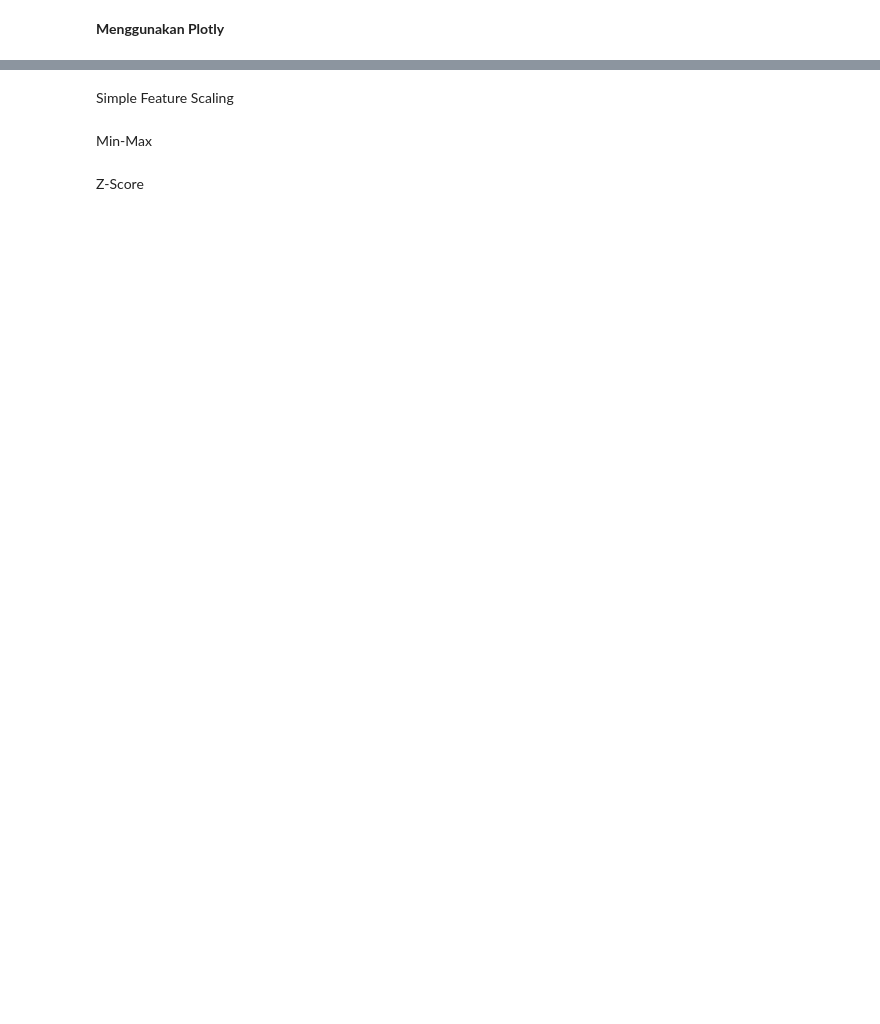
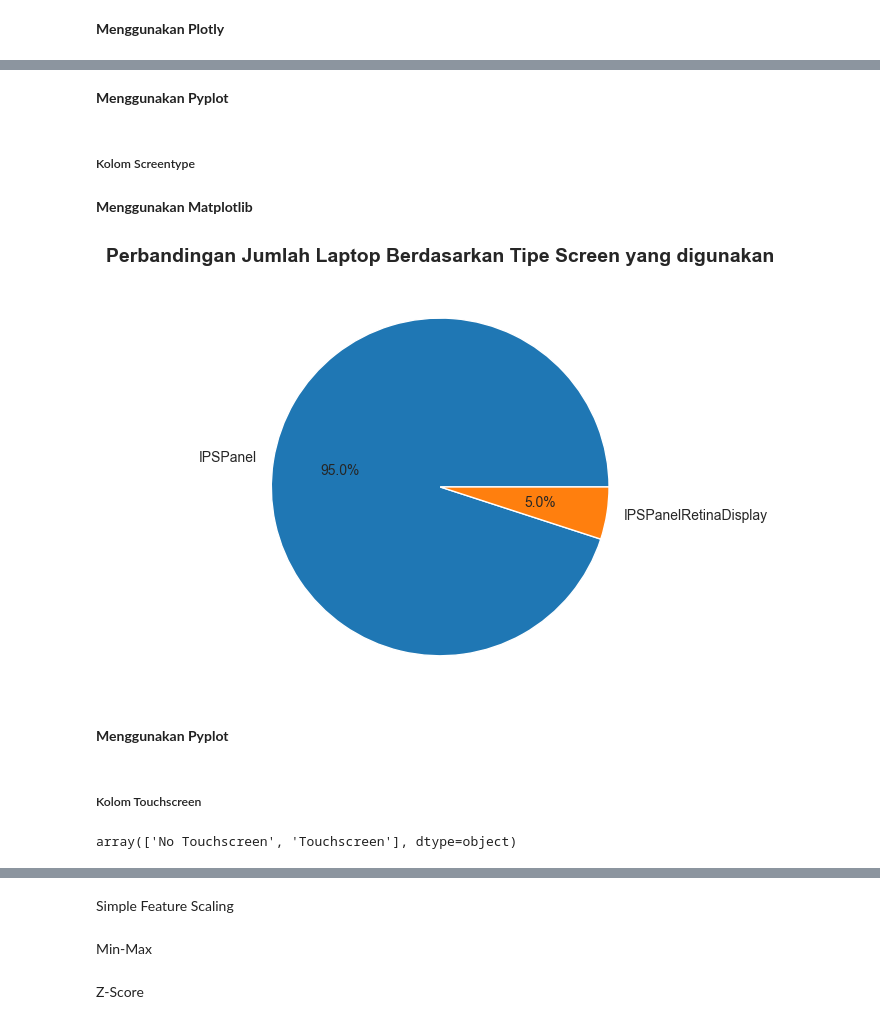
Before and after one commit to indraJuliansyahPutra/Laptop-Price, a Jupyter notebook: visualisasi.ipynb, the cells around one changed output, grey strips where cells are left out. Saved outputs shown, nothing was run; the diff lists cells and outputs as text; code cells hidden in the pictures; blank space fills up the shorter version.

Commit message:
Visualisasi Data Tahap Kedua

```diff
--- a/visualisasi.ipynb
+++ b/visualisasi.ipynb
@@ -356,0 +394,2 @@ fig.show()
+# %% [markdown]
+**Menggunakan Pyplot**
@@ -356,0 +405,14 @@ fig.show()
+# %% [markdown]
+##### Kolom Screentype
+# %% [markdown]
+**Menggunakan Matplotlib**
+# %%
+grouped_screentype = laptop.groupby('screentype').size().reset_index(name = 'counts')
+
+plt.pie(grouped_screentype['counts'], labels=grouped_screentype['screentype'], autopct='%1.1f%%')
+plt.title('Perbandingan Jumlah Laptop Berdasarkan Tipe Screen yang digunakan')
+plt.show()
+# %% [output]
+[figure, added]
+# %% [markdown]
+**Menggunakan Pyplot**
@@ -356,0 +423,11 @@ fig.show()
+# %% [markdown]
+##### Kolom Touchscreen
+# %%
+laptop['touchscreen'] = laptop['touchscreen'].astype(str)
+
+laptop['touchscreen'] = laptop['touchscreen'].str.replace('0.0', "No Touchscreen")
+laptop['touchscreen'] = laptop['touchscreen'].str.replace('1.0', 'Touchscreen')
+
+laptop['touchscreen'].unique()
+# %% [output]
+array(['No Touchscreen', 'Touchscreen'], dtype=object)
```
Also changed, not shown: parts of 55 cells of this notebook.
